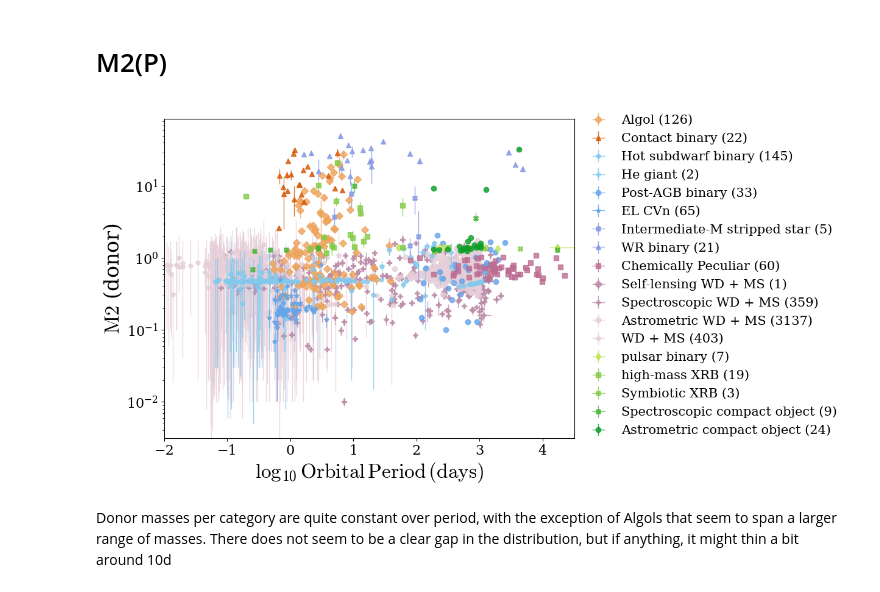
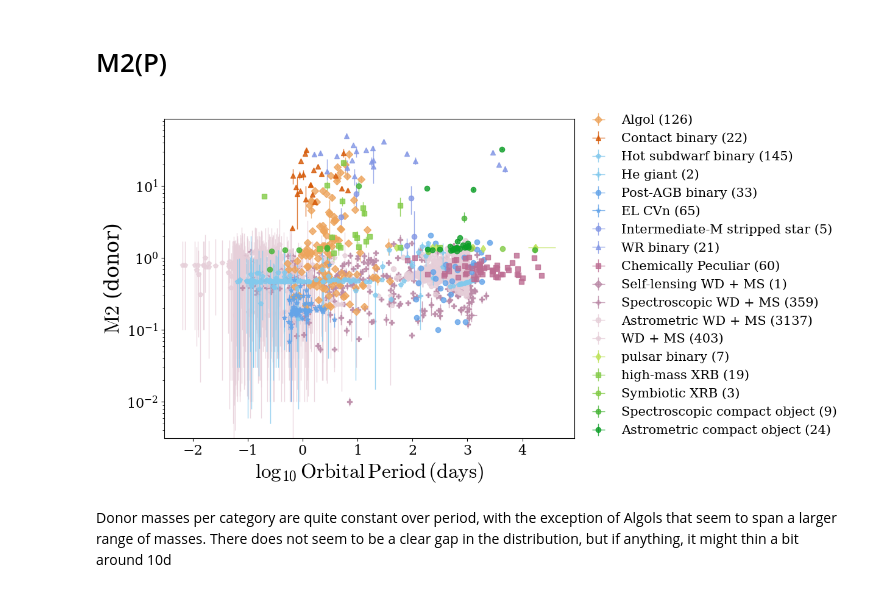
Before and after one commit to binary-observations/post_mt_catalog, a Jupyter notebook: code/data_analysis/inspect_correlations.ipynb, the cells around one changed output. Saved outputs shown, nothing was run; the diff lists cells and outputs as text; code cells hidden in the pictures.

Commit message:
making P M plots

```diff
--- a/code/data_analysis/inspect_correlations.ipynb
+++ b/code/data_analysis/inspect_correlations.ipynb
@@ -567,36 +567,36 @@ plotly_to_mpl_marker = {
 for system_class in STYLE_MAP.keys():
     sub = plot_df[plot_df['system_class'] == system_class]
     if sub.empty:
         continue
     # Move the WDs to the back
     Zord = 3 if 'WD' not in system_class else 0
 
     color = COLORMAP.get(system_class, '#666666')
     marker_plotly = SYMBOLMAP.get(system_class, 'circle')
     marker_mpl = plotly_to_mpl_marker.get(marker_plotly, 'o')
 
     ax.errorbar(np.log10(sub['Period']),sub['M2'],
         xerr=[sub['period_err_minus_log'], sub['period_err_plus_log']],
         yerr=[sub['M2_err_minus'], sub['M2_err_plus']],
         fmt=marker_mpl,ms=6,color=color,ecolor=color,
         elinewidth=1,capsize=0,alpha=0.8,
         linestyle='none', zorder = Zord,
         label=f"{system_class} ({len(sub)})"
     )
 
 
-ax.set_xlim(-2, 4.5)
+# ax.set_xlim(-2, 4.5)
 ax.set_yscale('log')
-# ax.set_ylim(-0.05, 1)
+# ax.set_ylim(0.2, 1.4)
 ax.tick_params(axis='both', labelsize=16)
 ax.set_xlabel('$\mathrm{\log_{10} Orbital\,Period\,(days)}$', fontsize=24)
 ax.set_ylabel('$\mathrm{M2}$ (donor)', fontsize=24)
 ax.legend(bbox_to_anchor=(1, 1.05), loc='upper left', fontsize=15, framealpha=0., ncol=1)
 plt.tight_layout()
 plt.savefig(PLOTS_DIR / 'P_M2_by_system_class.pdf')
 plt.show()
 # %% [output]
-[figure, old version]
+[figure, new version]
 # %% [markdown]
 Donor masses per category are quite constant over period, with the exception of Algols that seem to span a larger range of masses.
 There does not seem to be a clear gap in the distribution, but if anything, it might thin a bit around 10d
```
Also changed, not shown: parts of 7 cells of this notebook, 16 other files.
